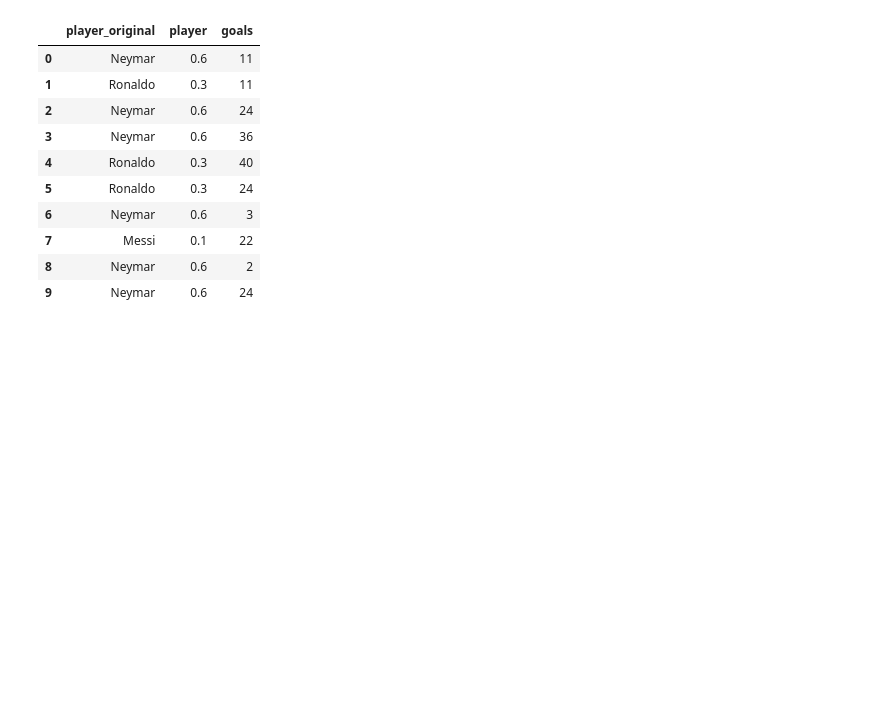
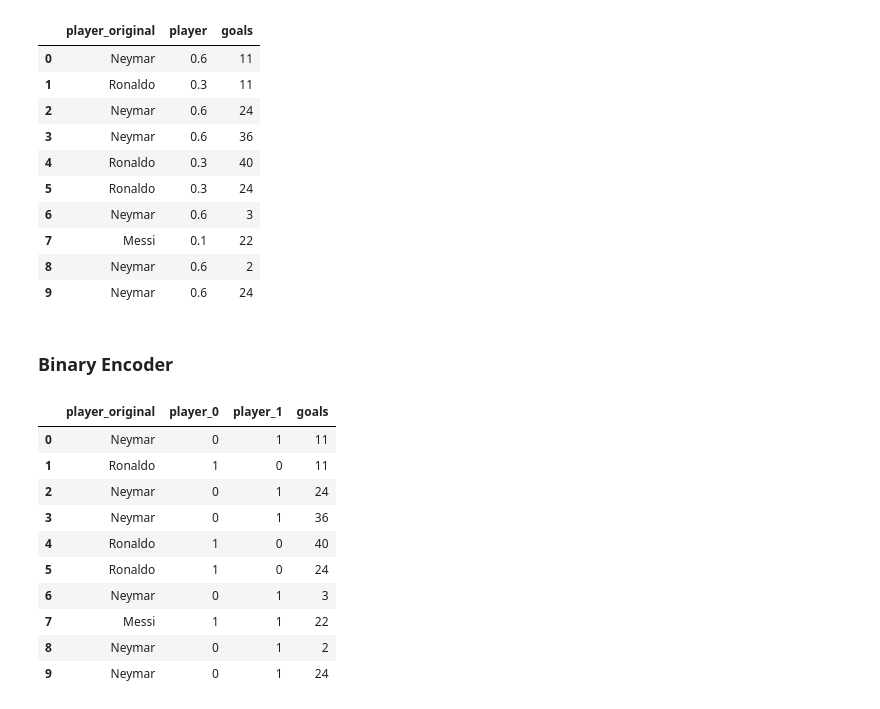
Before and after one commit to AlisterLuiz/Encodings-101, a Jupyter notebook: encodings_101.ipynb, the cells around one changed output. Cells and saved outputs as stored; diff of their text form; code cells hidden in the pictures; blank space fills up the shorter version.

```diff
--- a/encodings_101.ipynb
+++ b/encodings_101.ipynb
@@ -189,3 +188,26 @@ df_encoded
 | 7 | Messi | 0.1 | 22 |
 | 8 | Neymar | 0.6 | 2 |
 | 9 | Neymar | 0.6 | 24 |
+# %% [markdown]
+### Binary Encoder
+# %%
+df_encoded = BinaryEncoder(cols=['player']).fit_transform(df)
+# %%
+# Get original player names
+df_encoded['player_original'] = df['player']
+# Reorder Elements
+df_encoded = df_encoded[['player_original', *df_encoded.columns[:-1]]]
+# %%
+df_encoded
+# %% [output]
+|  | player_original | player_0 | player_1 | goals |
+| 0 | Neymar | 0 | 1 | 11 |
+| 1 | Ronaldo | 1 | 0 | 11 |
+| 2 | Neymar | 0 | 1 | 24 |
+| 3 | Neymar | 0 | 1 | 36 |
+| 4 | Ronaldo | 1 | 0 | 40 |
+| 5 | Ronaldo | 1 | 0 | 24 |
+| 6 | Neymar | 0 | 1 | 3 |
+| 7 | Messi | 1 | 1 | 22 |
+| 8 | Neymar | 0 | 1 | 2 |
+| 9 | Neymar | 0 | 1 | 24 |
```
Also changed, not shown: parts of 31 cells of this notebook.
